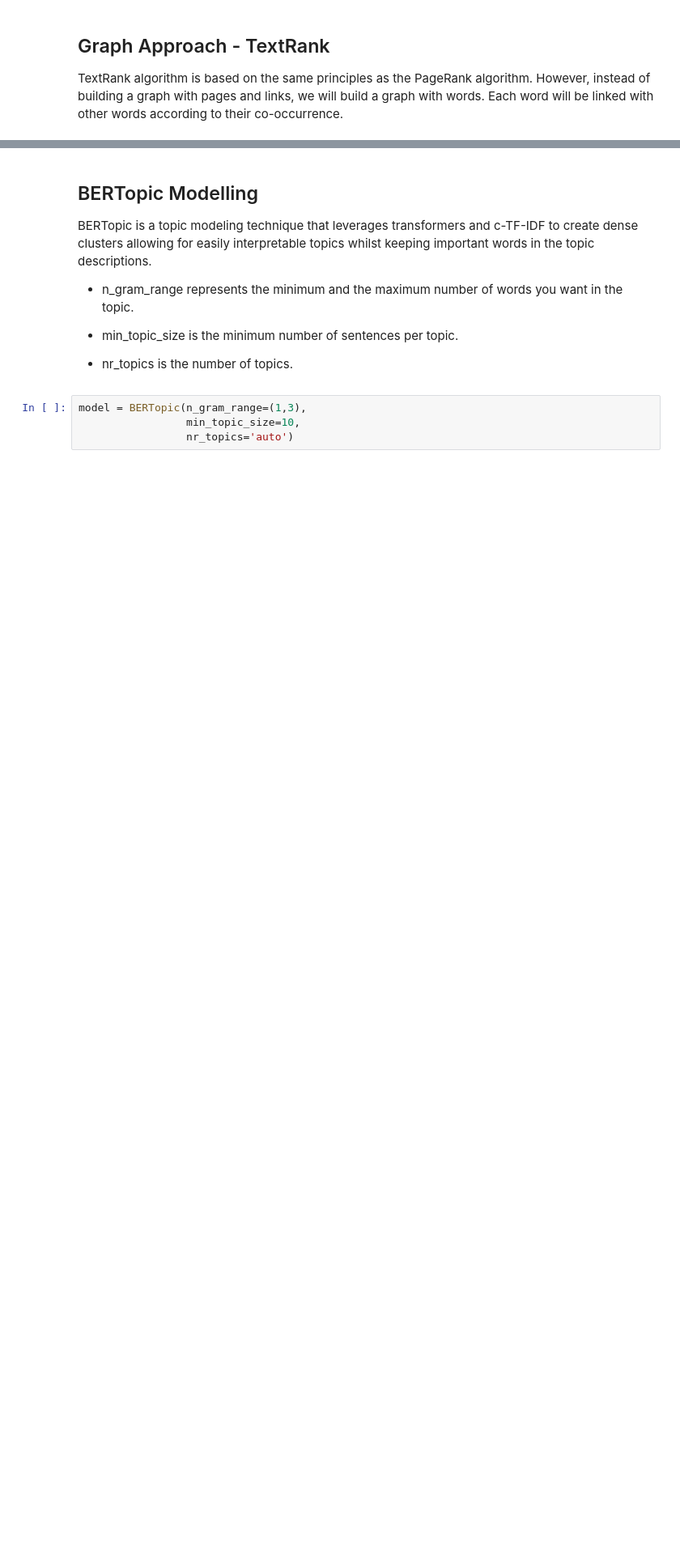
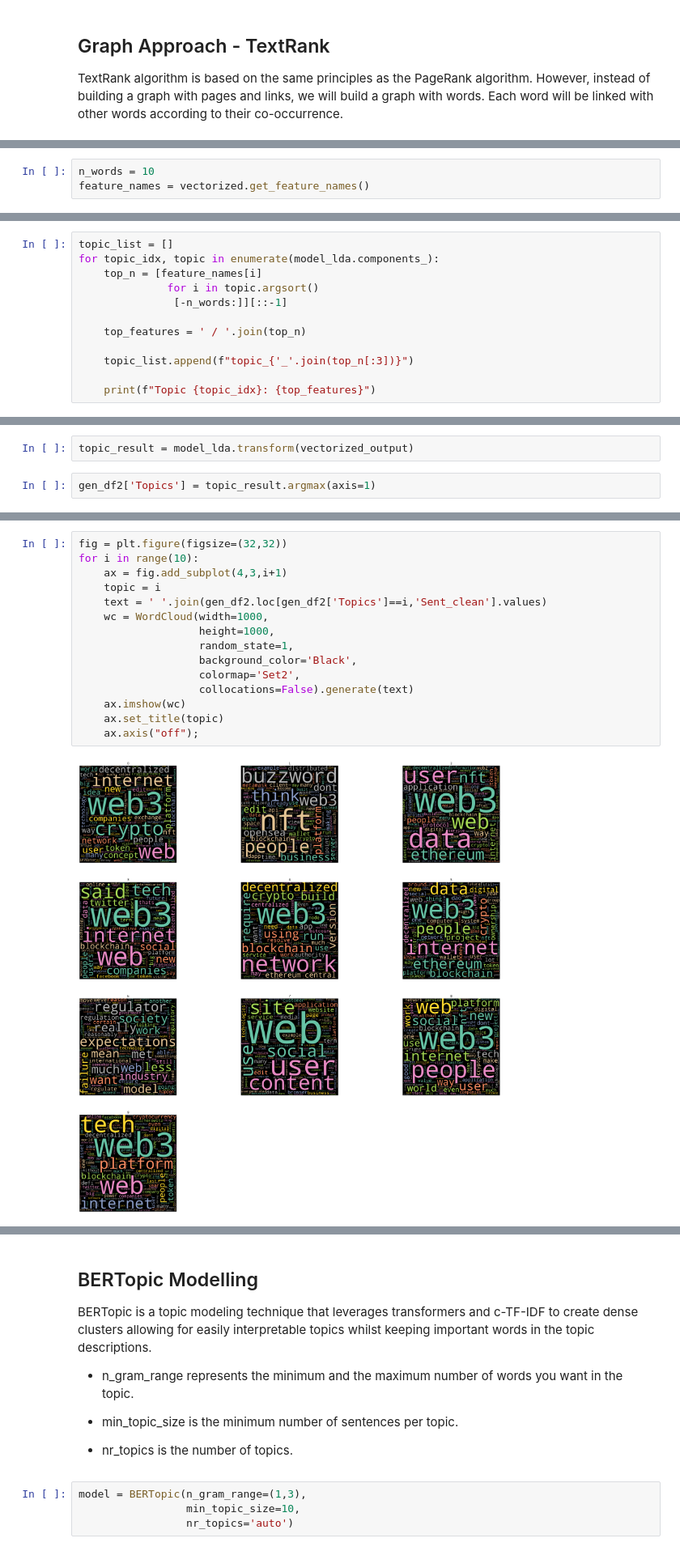
Before and after one commit to michaelmml/NLP-Information-Extraction, a Jupyter notebook: BERTopicModelling.ipynb, the cells around one changed output, grey strips where cells are left out. Shown at 81% size. Cells and saved outputs as stored; diff of their text form; blank space fills up the shorter version.

```diff
--- a/BERTopicModelling.ipynb
+++ b/BERTopicModelling.ipynb
@@ -418,0 +517,3 @@ TextRank algorithm is based on the same principles as the PageRank algorithm. Ho
+# %%
+n_words = 10
+feature_names = vectorized.get_feature_names()
@@ -418,0 +522,12 @@ TextRank algorithm is based on the same principles as the PageRank algorithm. Ho
+# %%
+topic_list = []
+for topic_idx, topic in enumerate(model_lda.components_):
+    top_n = [feature_names[i]
+              for i in topic.argsort()
+               [-n_words:]][::-1]
+
+    top_features = ' / '.join(top_n)
+
+    topic_list.append(f"topic_{'_'.join(top_n[:3])}")
+
+    print(f"Topic {topic_idx}: {top_features}")
@@ -418,0 +545,4 @@ TextRank algorithm is based on the same principles as the PageRank algorithm. Ho
+# %%
+topic_result = model_lda.transform(vectorized_output)
+# %%
+gen_df2['Topics'] = topic_result.argmax(axis=1)
@@ -418,0 +565,17 @@ TextRank algorithm is based on the same principles as the PageRank algorithm. Ho
+# %%
+fig = plt.figure(figsize=(32,32))
+for i in range(10):
+    ax = fig.add_subplot(4,3,i+1)
+    topic = i
+    text = ' '.join(gen_df2.loc[gen_df2['Topics']==i,'Sent_clean'].values)
+    wc = WordCloud(width=1000,
+                   height=1000,
+                   random_state=1,
+                   background_color='Black',
+                   colormap='Set2',
+                   collocations=False).generate(text)
+    ax.imshow(wc)
+    ax.set_title(topic)
+    ax.axis("off");
+# %% [output]
+[figure, added]
```
Also changed, not shown: parts of 37 cells of this notebook.
